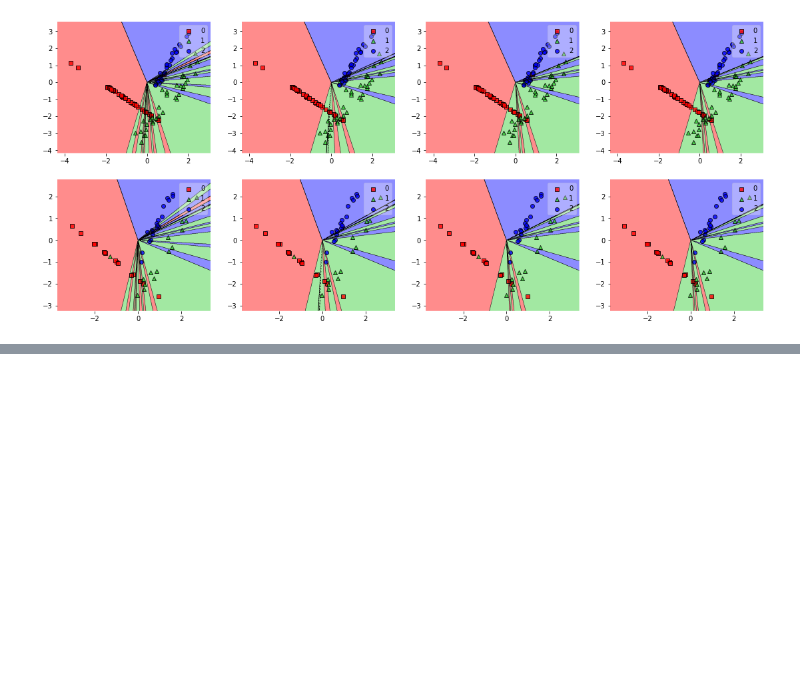
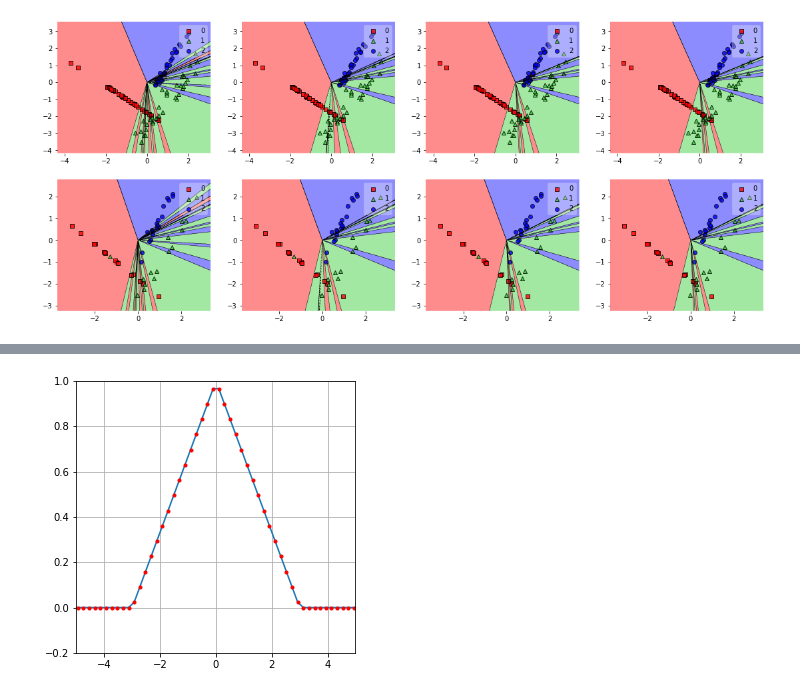
Before and after one commit to yuriy5139/MachineLearning, a Jupyter notebook: Metric - K nearest and others.ipynb, the cells around one changed output, grey strips where cells are left out. Drawn from its saved outputs; the diff is of its cells as text; code cells hidden in the pictures; blank space fills up the shorter version.

```diff
--- a/Metric - K nearest and others.ipynb
+++ b/Metric - K nearest and others.ipynb
@@ -368,0 +369,24 @@ plt.show()
+# %%
+def triangular_py(w, h):
+    if abs(w/h) <= 1:
+        return 1 - abs(w/h)
+    else:
+        return 0
+# %%
+def triangular(weights, h):
+    weights = np.array(weights, dtype = np.half)
+    return np.where(np.abs(weights/h) <= 1, 1 - np.abs(weights/h), 0)
+# %%
+w = np.linspace(-10, 10, 100)
+h = 3
+y = [triangular_py(x, h) for x in w]
+ynp = triangular(w, h)
+# %%
+fig = plt.figure(figsize=(5, 5))
+plt.plot(w, y)
+plt.plot(w, ynp, 'r.')
+plt.grid()
+plt.axis([-5, 5, -0.2, 1])
+plt.show()
+# %% [output]
+[figure, added]
```
Also changed, not shown: parts of 19 cells of this notebook.
